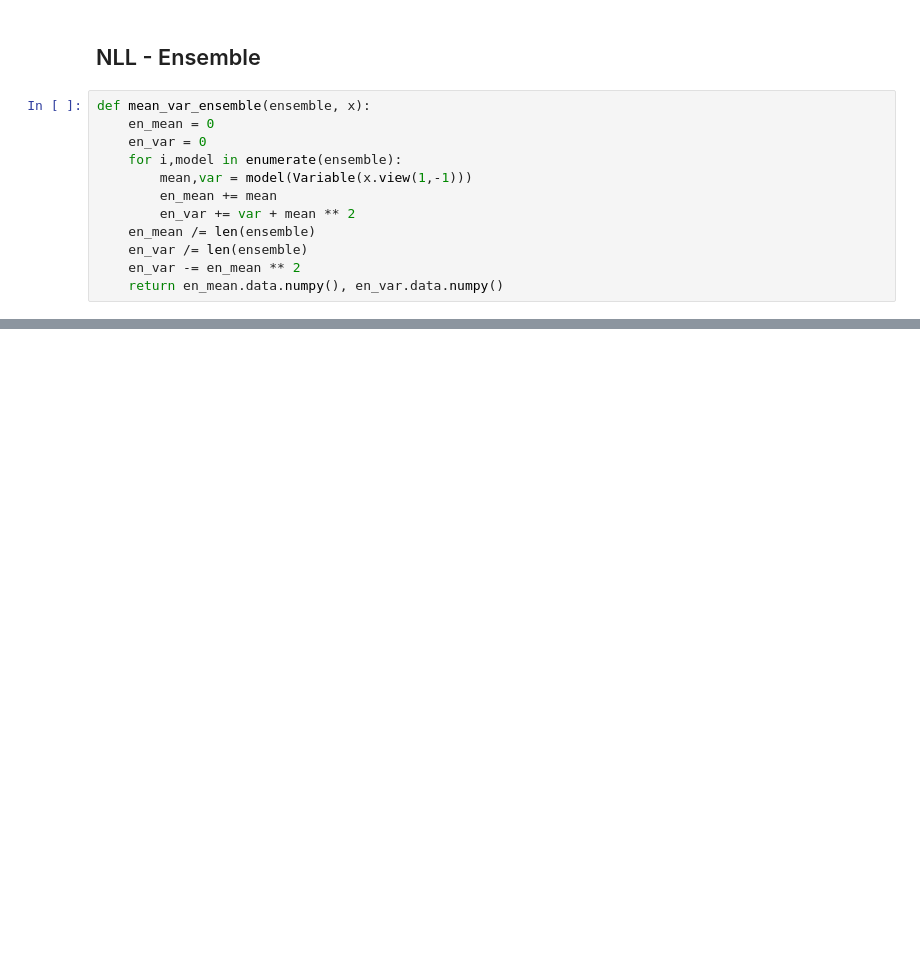
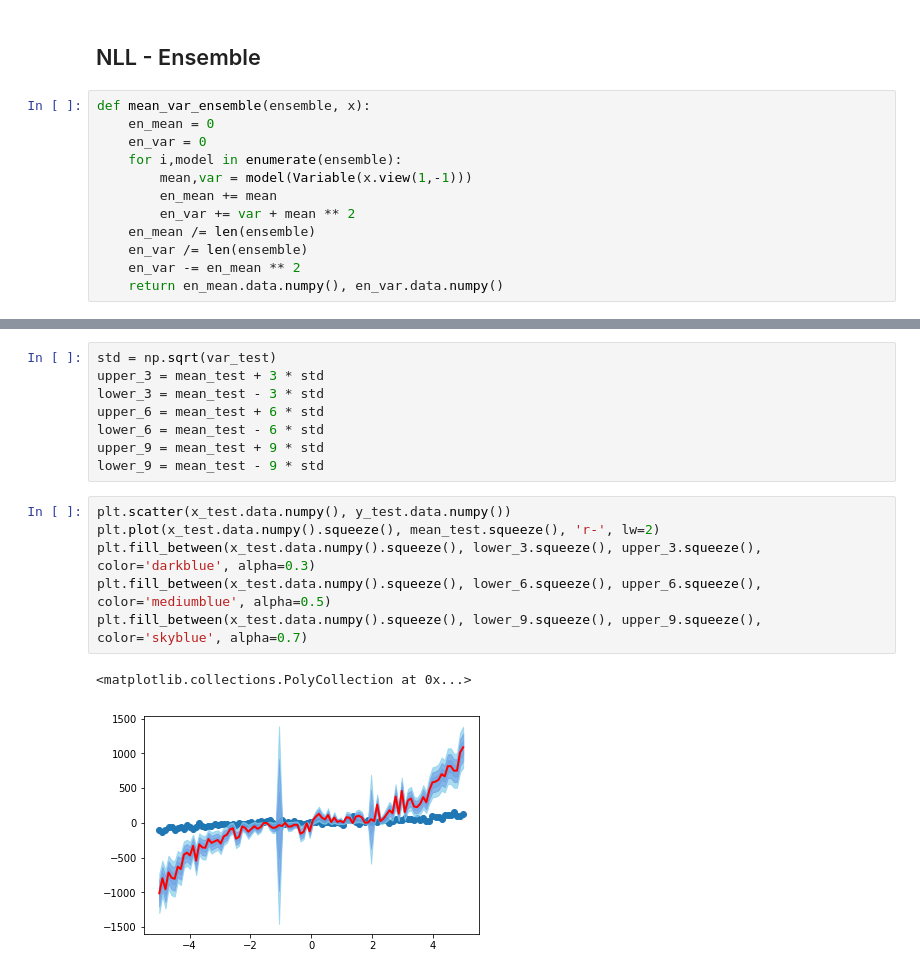
Before and after one commit to rsilveira79/bayesian_notebooks, a Jupyter notebook: uncertainty_notebooks/deep_ensemble_uncertainty_Pytorch.ipynb, the cells around one changed output, grey strips where cells are left out. Drawn from its saved outputs; the diff is of its cells as text; blank space fills up the shorter version.

```diff
--- a/uncertainty_notebooks/deep_ensemble_uncertainty_Pytorch.ipynb
+++ b/uncertainty_notebooks/deep_ensemble_uncertainty_Pytorch.ipynb
@@ -228,0 +241,17 @@ Iter: 5000, Loss: 41.01939010620117
+# %%
+std = np.sqrt(var_test)
+upper_3 = mean_test + 3 * std
+lower_3 = mean_test - 3 * std
+upper_6 = mean_test + 6 * std
+lower_6 = mean_test - 6 * std
+upper_9 = mean_test + 9 * std
+lower_9 = mean_test - 9 * std
+# %%
+plt.scatter(x_test.data.numpy(), y_test.data.numpy())
+plt.plot(x_test.data.numpy().squeeze(), mean_test.squeeze(), 'r-', lw=2)
+plt.fill_between(x_test.data.numpy().squeeze(), lower_3.squeeze(), upper_3.squeeze(), color='darkblue', alpha=0.3)
+plt.fill_between(x_test.data.numpy().squeeze(), lower_6.squeeze(), upper_6.squeeze(), color='mediumblue', alpha=0.5)
+plt.fill_between(x_test.data.numpy().squeeze(), lower_9.squeeze(), upper_9.squeeze(), color='skyblue', alpha=0.7)
+# %% [output]
+<matplotlib.collections.PolyCollection at 0x...>
+[figure, added]
```
Also changed, not shown: parts of 10 cells of this notebook, 1 other file.
